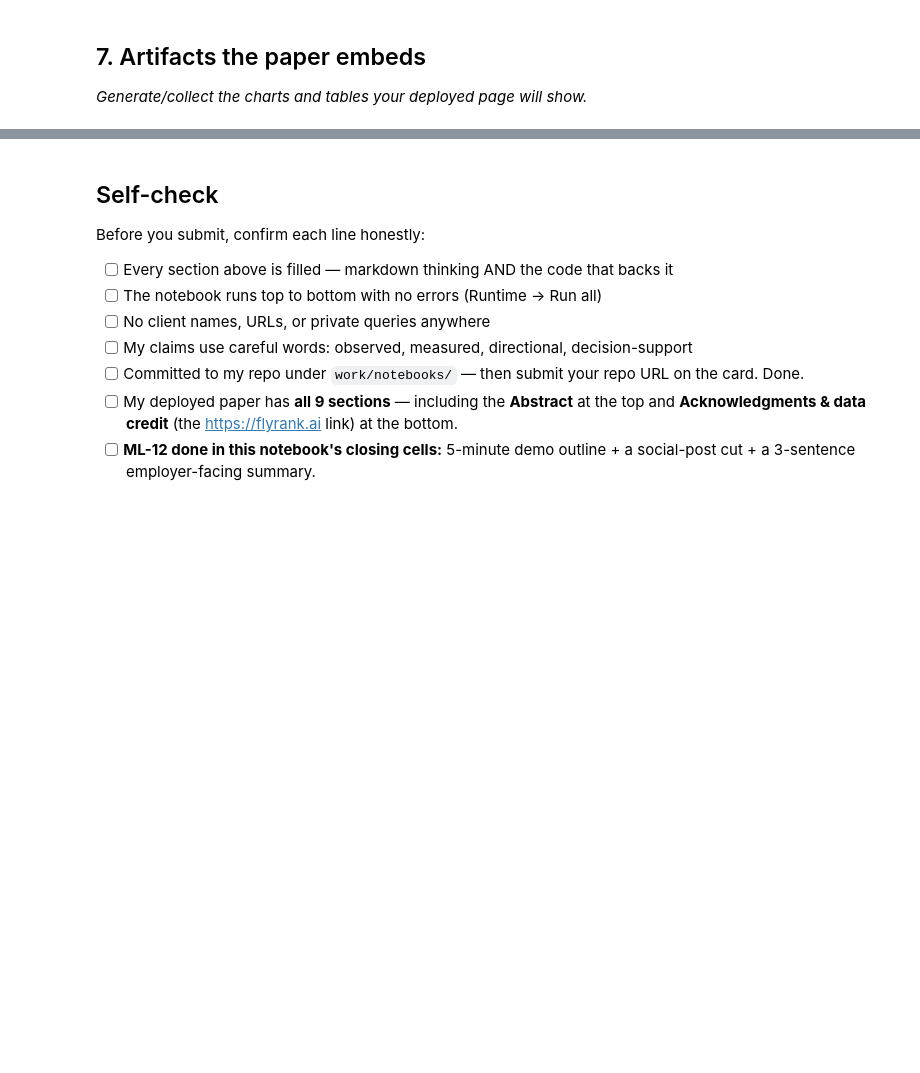
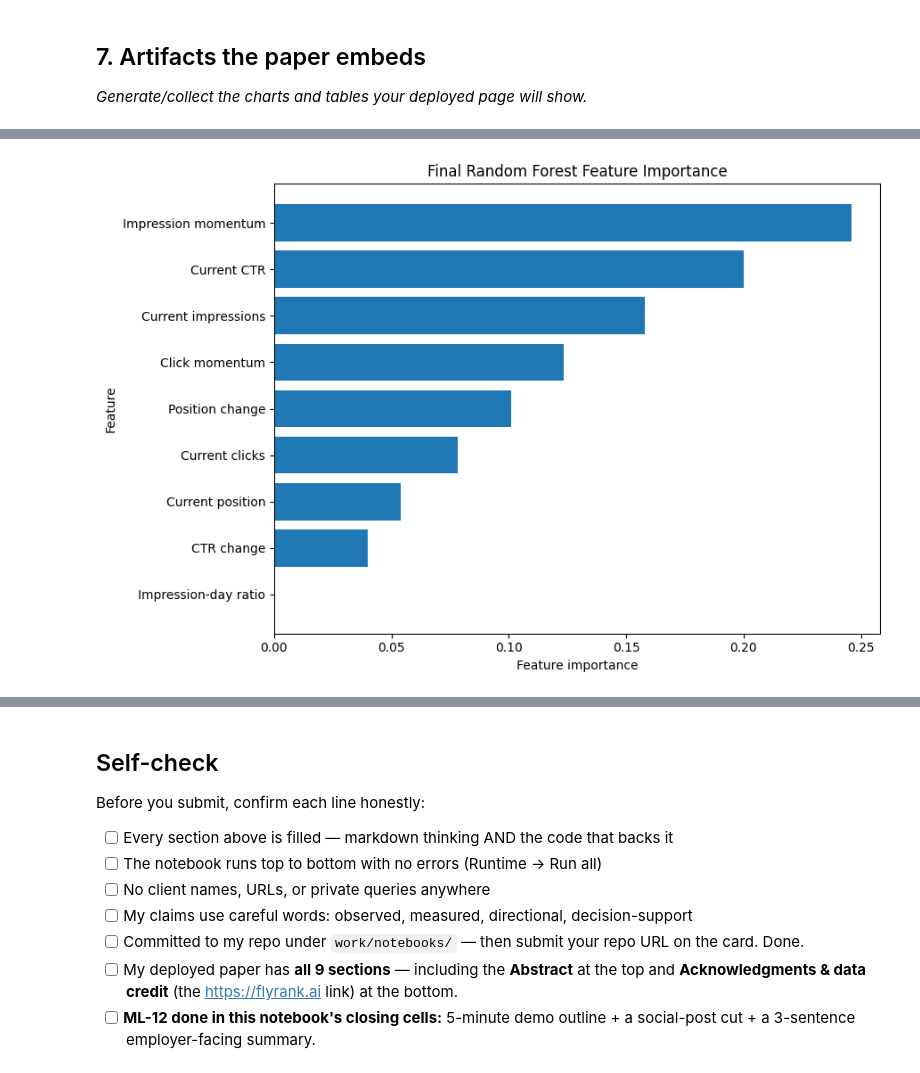
Before and after one commit to MuhammadTalha-pk/ML-Internship-Task1, a Jupyter notebook: work/notebooks/capstone.ipynb, the cells around one changed output, grey strips where cells are left out. Saved outputs shown, nothing was run; the diff lists cells and outputs as text; code cells hidden in the pictures; blank space fills up the shorter version.

```diff
--- a/work/notebooks/capstone.ipynb
+++ b/work/notebooks/capstone.ipynb
@@ -36,0 +1580,85 @@ This skeleton is yours to fill. Work the sections **in order** — each one has
+# %%
+# ---------------------------------------------------------
+# Figure 2 — Final Random Forest feature importance
+# ---------------------------------------------------------
+
+final_rf_estimator = (
+    final_rf_model.named_steps["model"]
+)
+
+final_importance_df = pd.DataFrame({
+    "feature": FEATURES,
+    "importance":
+        final_rf_estimator.feature_importances_
+}).sort_values(
+    "importance",
+    ascending=True
+)
+
+feature_labels = {
+    "log_avg_daily_impressions":
+        "Current impressions",
+    "log_avg_daily_clicks":
+        "Current clicks",
+    "current_ctr_pct_feature":
+        "Current CTR",
+    "current_avg_position_feature":
+        "Current position",
+    "impression_day_ratio":
+        "Impression-day ratio",
+    "impression_momentum_log":
+        "Impression momentum",
+    "click_momentum_log":
+        "Click momentum",
+    "position_change":
+        "Position change",
+    "ctr_change":
+        "CTR change",
+}
+
+final_importance_df["display_feature"] = (
+    final_importance_df["feature"]
+    .map(feature_labels)
+)
+
+plt.figure(figsize=(9, 6))
+
+plt.barh(
+    final_importance_df["display_feature"],
+    final_importance_df["importance"]
+)
+
+plt.title(
+    "Final Random Forest Feature Importance"
+)
+plt.xlabel("Feature importance")
+plt.ylabel("Feature")
+
+plt.tight_layout()
+
+fig2_path = (
+    f"{FIGURE_DIR}/"
+    "final_feature_importance.png"
+)
+
+plt.savefig(
+    fig2_path,
+    dpi=180,
+    bbox_inches="tight"
+)
+
+plt.show()
+
+print("Saved:", fig2_path)
+
+final_importance_df[
+    [
+        "feature",
+        "importance"
+    ]
+].sort_values(
+    "importance",
+    ascending=False
+).round(4)
+# %% [output]
+[figure, added]
```
Also changed, not shown: parts of 44 cells of this notebook.
